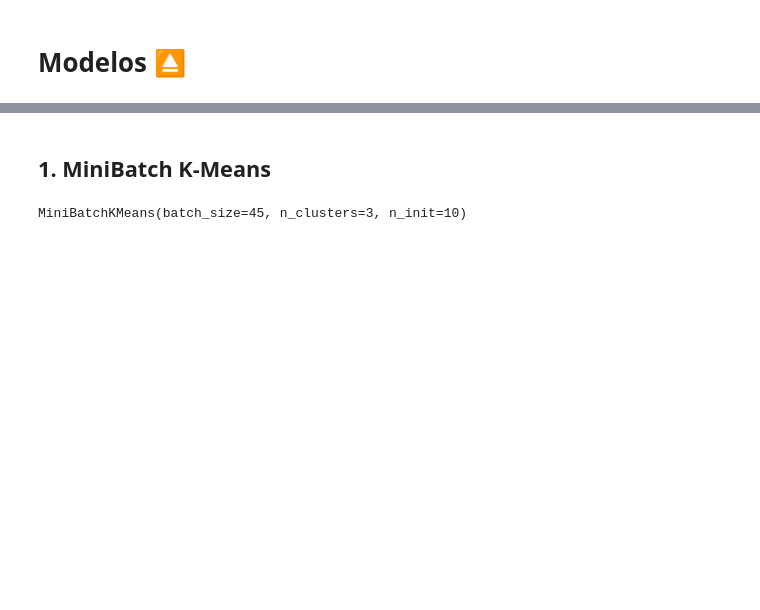
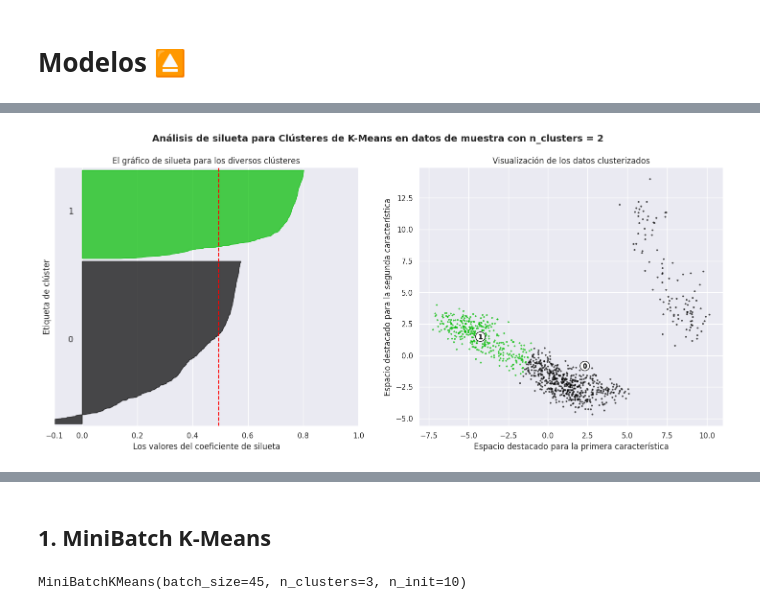
Before and after one commit to piero0090/Tesis-SeminarioII, a Jupyter notebook: Clustering_football_players.ipynb, the cells around one changed output, grey strips where cells are left out. Drawn from its saved outputs; the diff is of its cells as text; code cells hidden in the pictures; blank space fills up the shorter version.

```diff
--- a/Clustering_football_players.ipynb
+++ b/Clustering_football_players.ipynb
@@ -318,0 +345,96 @@ df.head(3)
+# %%
+from sklearn.datasets import make_blobs
+from sklearn.cluster import KMeans
+from sklearn.metrics import silhouette_samples, silhouette_score
+
+import matplotlib.pyplot as plt
+import matplotlib.cm as cm
+import numpy as np
+
+range_n_clusters = [2, 3, 4, 5, 6]
+f = data_transform.copy()
+
+for n_clusters in range_n_clusters:
+    fig, (ax1, ax2) = plt.subplots(1, 2)
+    fig.set_size_inches(18, 7)
+
+    ax1.set_xlim([-0.1, 1])
+    ax1.set_ylim([0, len(f) + (n_clusters + 1) * 10])
+
+    clusterer = KMeans(n_clusters=n_clusters, n_init="auto", random_state=10)
+    cluster_labels = clusterer.fit_predict(f)
+
+    silhouette_avg = silhouette_score(f, cluster_labels)
+    print(
+        "Para n_clusters =",
+        n_clusters,
+        "La puntuación de silueta media es :",
+        silhouette_avg,
+    )
+
+    sample_silhouette_values = silhouette_samples(f, cluster_labels)
+
+    y_lower = 10
+    for i in range(n_clusters):
+        ith_cluster_silhouette_values = sample_silhouette_values[cluster_labels == i]
+
+        ith_cluster_silhouette_values.sort()
+
+        size_cluster_i = ith_cluster_silhouette_values.shape[0]
+        y_upper = y_lower + size_cluster_i
+
+        color = cm.nipy_spectral(float(i) / n_clusters)
+        ax1.fill_betweenx(
+            np.arange(y_lower, y_upper),
+            0,
+            ith_cluster_silhouette_values,
+            facecolor=color,
+            edgecolor=color,
+            alpha=0.7,
+        )
+
+        ax1.text(-0.05, y_lower + 0.5 * size_cluster_i, str(i))
+
+        y_lower = y_upper + 10
+
+    ax1.set_title("El gráfico de silueta para los diversos clústeres")
+    ax1.set_xlabel("Los valores del coeficiente de silueta")
+    ax1.set_ylabel("Etiqueta de clúster")
+
+    ax1.axvline(x=silhouette_avg, color="red", linestyle="--")
+
+    ax1.set_yticks([])
+    ax1.set_xticks([-0.1, 0, 0.2, 0.4, 0.6, 0.8, 1])
+
+    colors = cm.nipy_spectral(cluster_labels.astype(float) / n_clusters)
+    ax2.scatter(
+        f[:, 0], f[:, 1], marker=".", s=30, lw=0, alpha=0.7, c=colors, edgecolor="k"
+    )
+
+    centers = clusterer.cluster_centers_
+    ax2.scatter(
+        centers[:, 0],
+        centers[:, 1],
+        marker="o",
+        c="white",
+        alpha=1,
+        s=200,
+        edgecolor="k",
+    )
+
+    for i, c in enumerate(centers):
+        ax2.scatter(c[0], c[1], marker="$%d$" % i, alpha=1, s=50, edgecolor="k")
+
+    ax2.set_title("Visualización de los datos clusterizados")
+    ax2.set_xlabel("Espacio destacado para la primera característica")
+    ax2.set_ylabel("Espacio destacado para la segunda característica")
+
+    plt.suptitle(
+        "Análisis de silueta para Clústeres de K-Means en datos de muestra con n_clusters = %d"
+        % n_clusters,
+        fontsize=14,
+        fontweight="bold",
+    )
+
+plt.show()
+# %% [output]
@@ -318,0 +446 @@ df.head(3)
+[figure, added]
```
Also changed, not shown: parts of 21 cells of this notebook.
